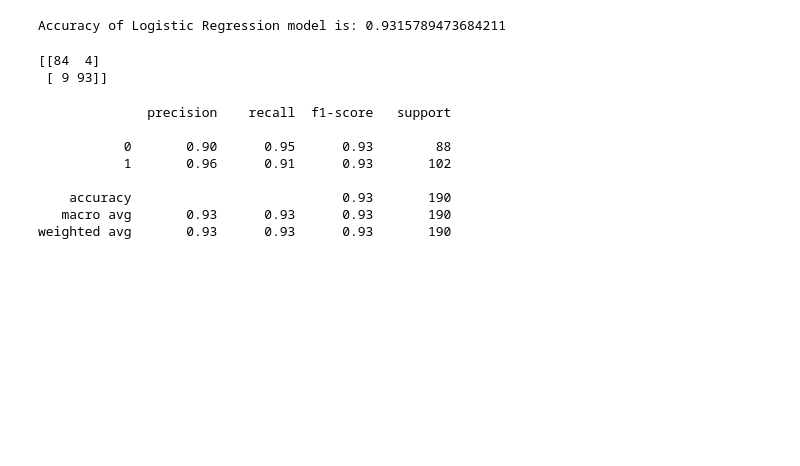
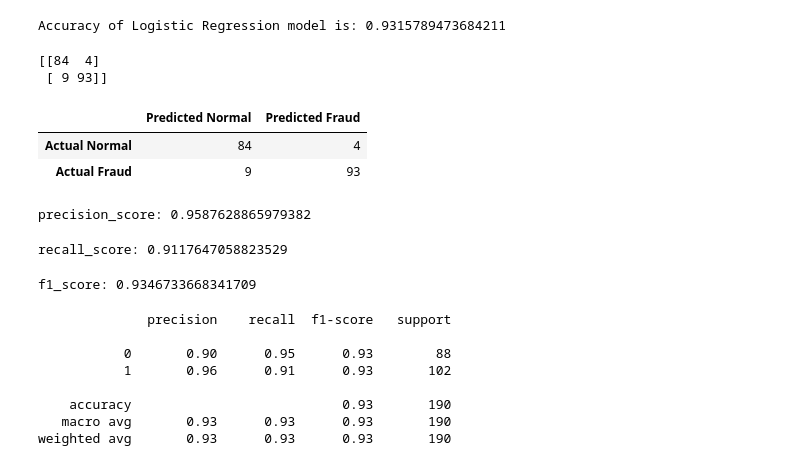
Before and after one commit to Rupesh-Mane/credit-card-fraud-detection, a Jupyter notebook: notebook/credit_card_fraud_detection.ipynb, the cells around one changed output. Saved outputs shown, nothing was run; the diff lists cells and outputs as text; code cells hidden in the pictures; blank space fills up the shorter version.

```diff
--- a/notebook/credit_card_fraud_detection.ipynb
+++ b/notebook/credit_card_fraud_detection.ipynb
@@ -346,3 +346,11 @@ print(confusion_matrix(y_test,y_pred))
 # %% [output]
 [[84  4]
  [ 9 93]]
+# %%
+confusion_df=pd.DataFrame(confusion_matrix(y_test,y_pred), columns=["Predicted Normal", "Predicted Fraud"], index=["Actual Normal", "Actual Fraud"])
+# %%
+confusion_df
+# %% [output]
+|  | Predicted Normal | Predicted Fraud |
+| Actual Normal | 84 | 4 |
+| Actual Fraud | 9 | 93 |
@@ -349,3 +359,15 @@ print(confusion_matrix(y_test,y_pred))
+# %%
+print("precision_score:", precision_score(y_test,y_pred))
+# %% [output]
+precision_score: 0.9587628865979382
+# %%
+print("recall_score:", recall_score(y_test,y_pred))
+# %% [output]
+recall_score: 0.9117647058823529
+# %%
+print("f1_score:", f1_score(y_test,y_pred))
+# %% [output]
+f1_score: 0.9346733668341709
 # %%
 print(classification_report(y_test,y_pred))
 # %% [output]
```
Also changed, not shown: parts of 2 cells of this notebook.
